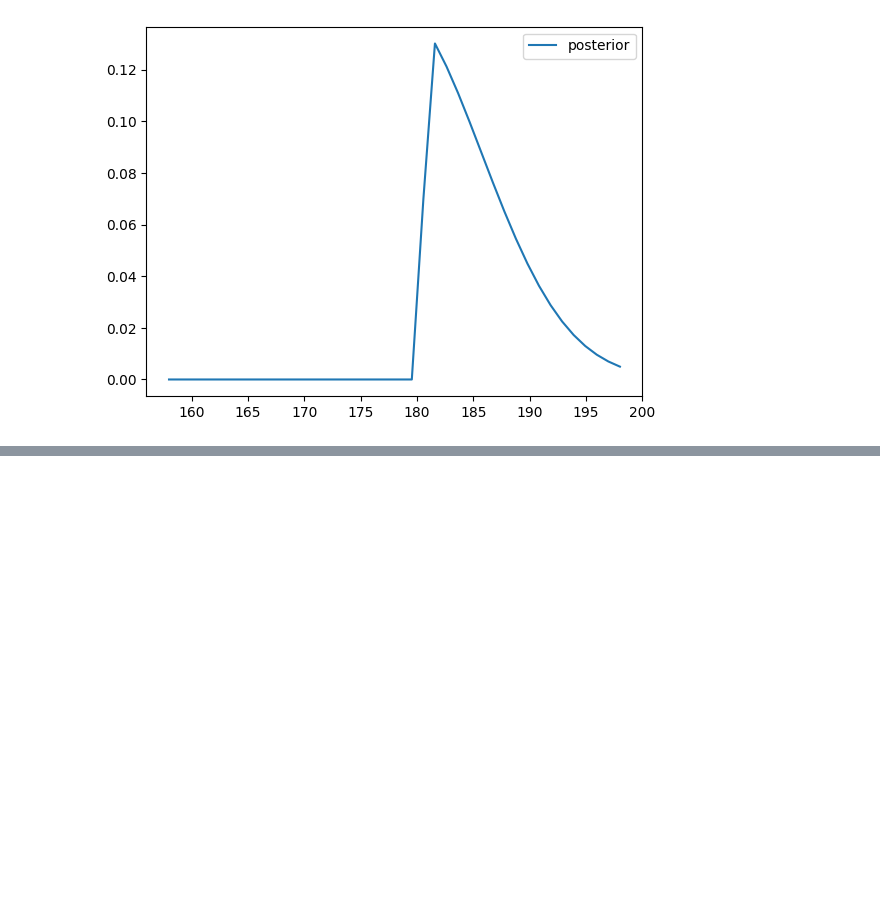
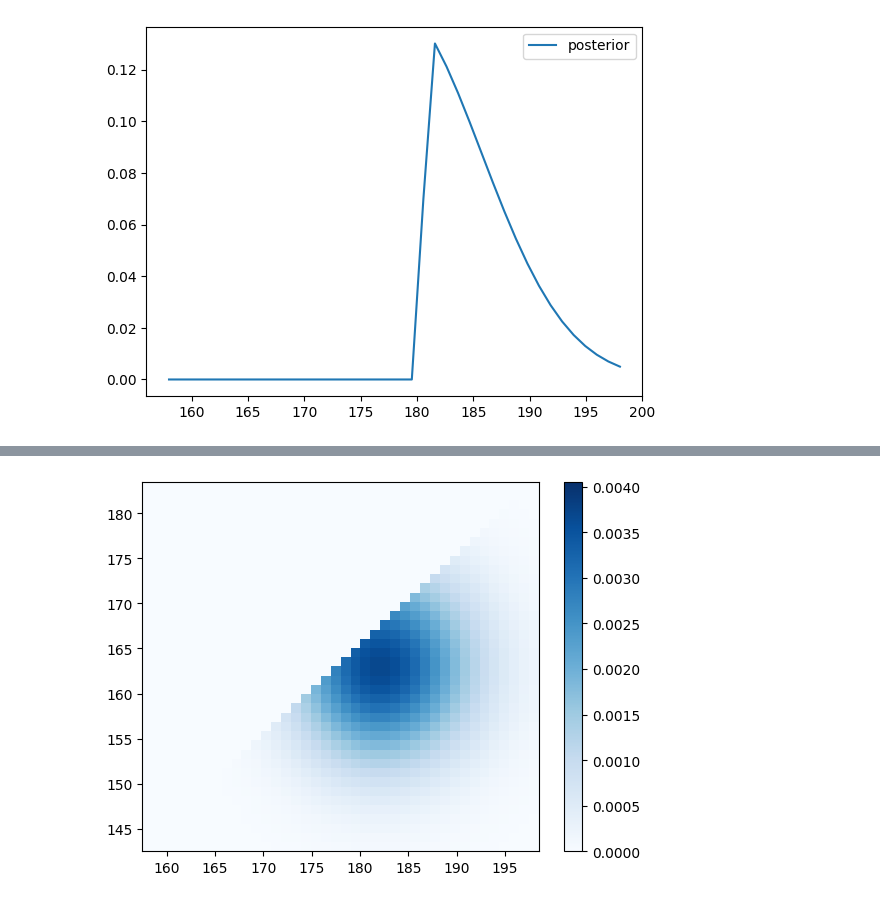
Before and after one commit to shouya/thinking-dumps, a Jupyter notebook: think-bayes/11-comparison.ipynb, the cells around one changed output, grey strips where cells are left out. Saved outputs shown, nothing was run; the diff lists cells and outputs as text; code cells hidden in the pictures; blank space fills up the shorter version.

```diff
--- a/think-bayes/11-comparison.ipynb
+++ b/think-bayes/11-comparison.ipynb
@@ -147,0 +167,7 @@ posterior_A_3.plot(label="posterior", legend=True)
+# %%
+# now we mask out the impossible regions (which is equivalent to multipling the likelihood of triangular area with binary values)
+A, C = np.meshgrid(prior_2.qs, woman_prior.qs)
+joint_A_C[A < C + 15] = 0
+plot_joint(joint_A_C)
+# %% [output]
+[figure, added]
```
Also changed, not shown: parts of 8 cells of this notebook.
